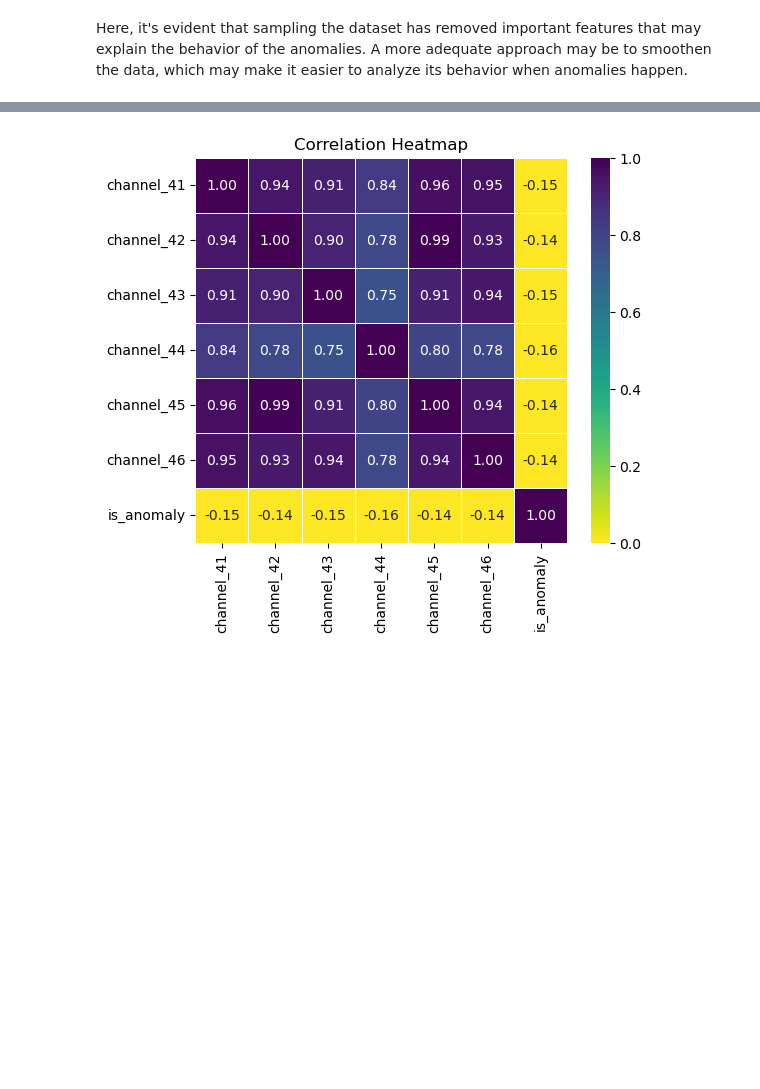
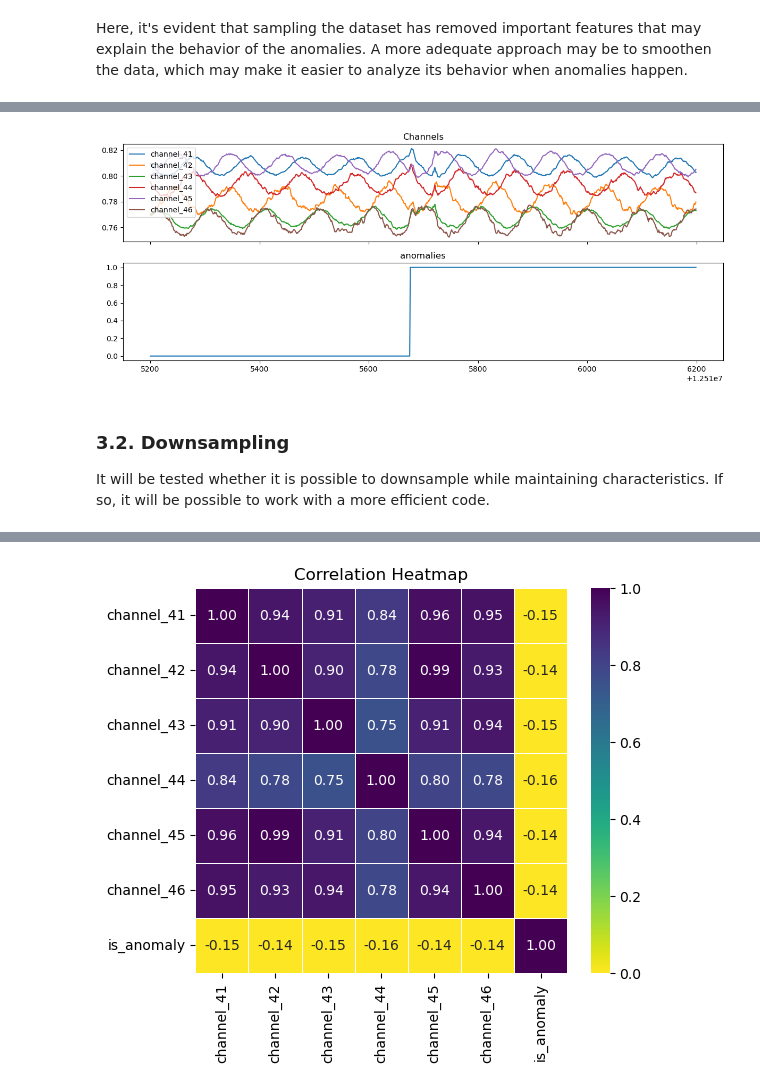
Before and after one commit to ZeIcaro/esa-anomaly-challenge, a Jupyter notebook: TP01.ipynb, the cells around one changed output, grey strips where cells are left out. Cells and saved outputs as stored; diff of their text form; code cells hidden in the pictures; blank space fills up the shorter version.

```diff
--- a/TP01.ipynb
+++ b/TP01.ipynb
@@ -250,4 +254,6 @@ At first, the moving average/rolling mean method will be used.
 # Applying moving average/rolling mean to the original dataset
 
 df_train_smooth = df_train_4146.copy()
-df_train_smooth['smoothed'] = df_train_4146['y'].rolling(window=5, center=True).mean()
+for i in ['channel_41', 'channel_42', 'channel_43', 'channel_44', 'channel_45', 'channel_46']:
+    df_train_smooth[i] = df_train_smooth[i].rolling(window=5, center=True).mean()
+df_train_smooth
@@ -253,0 +274,26 @@ df_train_smooth['smoothed'] = df_train_4146['y'].rolling(window=5, center=True).
+# %%
+xmin = int(12.515200*10**6)
+xmax = xmin + 1000
+
+#xmin = int(10.227800*10**6)
+#xmax = int(10.2288000*10**6)
+
+df_analysis = df_train_smooth[xmin: xmax]
+
+fig, ax = plt.subplots(2, 1, figsize=(12, 5), sharex=True)
+for i in ['channel_41', 'channel_42', 'channel_43', 'channel_44', 'channel_45', 'channel_46']:
+    ax[0].plot(df_analysis['id'], df_analysis[i], label=i)
+
+ax[0].set_title('Channels')
+ax[0].legend(loc='upper left')
+
+ax[1].plot(df_analysis['id'], df_analysis['is_anomaly'])
+ax[1].set_title('anomalies')
+
+plt.tight_layout()
+plt.show()
+# %% [output]
+[figure, added]
+# %% [markdown]
+### 3.2. Downsampling
+It will be tested whether it is possible to downsample while maintaining characteristics. If so, it will be possible to work with a more efficient code.
```
Also changed, not shown: parts of 19 cells of this notebook.
